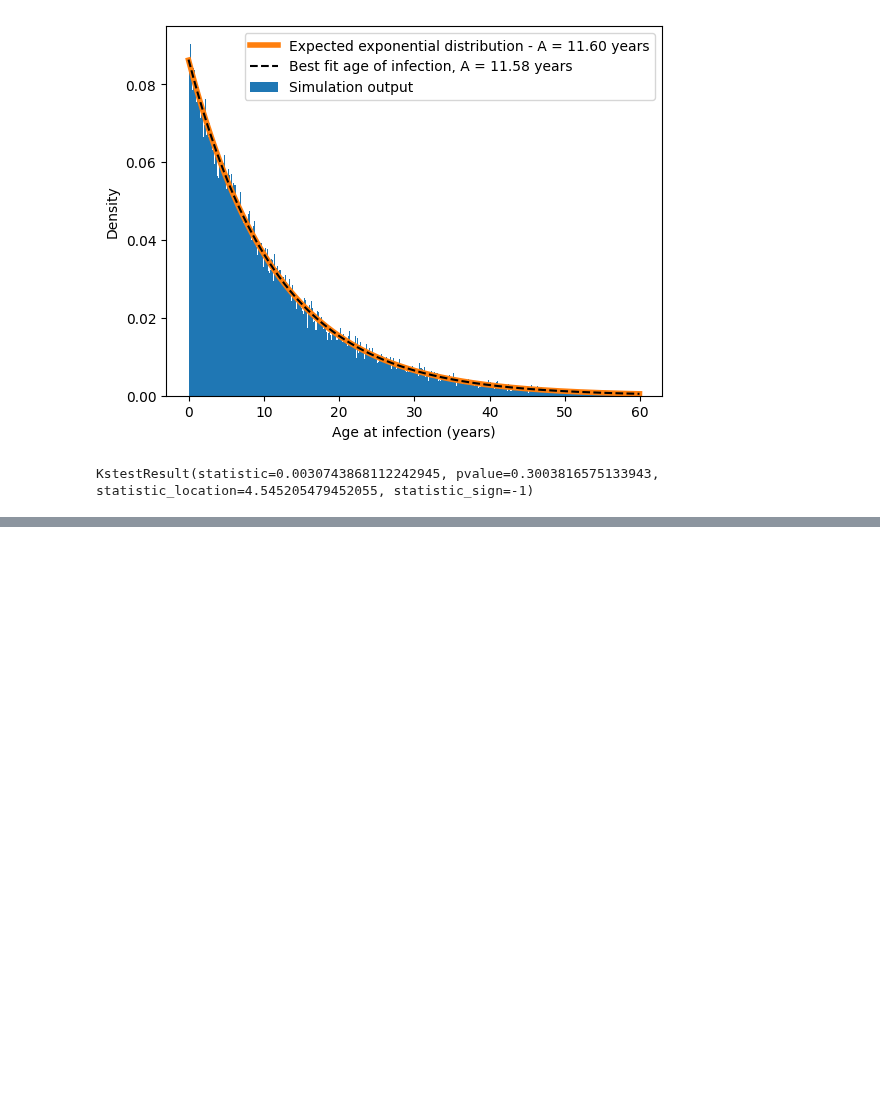
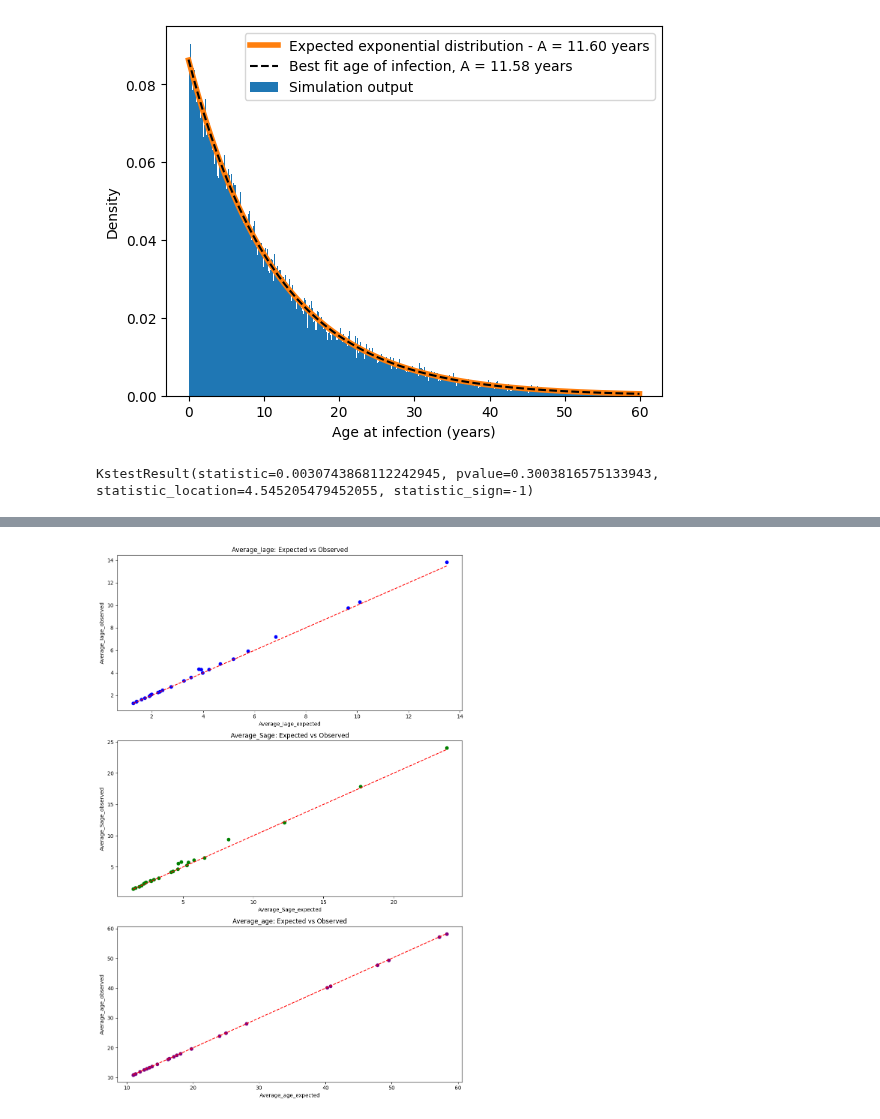
Before and after one commit to InstituteforDiseaseModeling/laser-generic, a Jupyter notebook: notebooks/05_SIR_wbirths_age_distribution.ipynb, the cells around one changed output, grey strips where cells are left out. Saved outputs shown, nothing was run; the diff lists cells and outputs as text; code cells hidden in the pictures; blank space fills up the shorter version.

```diff
--- a/notebooks/05_SIR_wbirths_age_distribution.ipynb
+++ b/notebooks/05_SIR_wbirths_age_distribution.ipynb
@@ -128,12 +128,12 @@ Here, we are interested in equilibrium behavior, so I first place a cut to exclu
 # %%
 mu = (1 + model.params.cbr / 1000) ** (1 / 365) - 1
 R0 = model.params.beta / (1 / model.params.inf_mean + mu)
-A = 1 / ((R0) * mu) / 365
+A = 1 / (R0 * mu) / 365
 a = np.arange(0, 15, 100)
 
 
-def fit_age_at_infection(model):
-    cut = model.population.doi > 10000
+def fit_age_at_infection(model, cutpos=10000):
+    cut = model.population.doi > cutpos
     data = (model.population.doi[cut] - model.population.dob[cut]) / 365
     expfit = expon.fit(data)
     fitqual = kstest(data, expon.cdf, expfit)
@@ -171,8 +171,8 @@ def Scurve(x, lam):
     return np.exp(-x / lam)
 
 
-def fit_susceptibility_vs_age(model):
-    cut = (model.population.susceptibility == 1) & (model.population.dob > 10000)
+def fit_susceptibility_vs_age(model, cutpos=10000):
+    cut = (model.population.susceptibility == 1) & (model.population.dob > cutpos)
     bins = np.linspace(0, 50, 1200)
     age_years = (np.max(model.population.dob) - model.population.dob) / 365
     n1 = np.histogram(age_years, bins=bins)[0]
@@ -468,0 +290,68 @@ Initializing the generic model with 1 patches…
+# %%
+# Plotting the expected and observed values
+fig, axes = plt.subplots(3, 1, figsize=(10, 15))
+
+# Plot for Average_Iage
+axes[0].scatter(output["Average_Iage_expected"], output["Average_Iage_observed"], c="blue")
+axes[0].plot(
+    [output["Average_Iage_expected"].min(), output["Average_Iage_expected"].max()],
+    [output["Average_Iage_expected"].min(), output["Average_Iage_expected"].max()],
+    "r--",
+)
+axes[0].set_xlabel("Average_Iage_expected")
+axes[0].set_ylabel("Average_Iage_observed")
+axes[0].set_title("Average_Iage: Expected vs Observed")
+
+# Plot for Average_Sage
+axes[1].scatter(output["Average_Sage_expected"], output["Average_Sage_observed"], c="green")
+axes[1].plot(
+    [output["Average_Sage_expected"].min(), output["Average_Sage_expected"].max()],
+    [output["Average_Sage_expected"].min(), output["Average_Sage_expected"].max()],
+    "r--",
+)
+axes[1].set_xlabel("Average_Sage_expected")
+axes[1].set_ylabel("Average_Sage_observed")
+axes[1].set_title("Average_Sage: Expected vs Observed")
+
+# Plot for Average_age
+axes[2].scatter(output["Average_age_expected"], output["Average_age_observed"], c="purple")
+axes[2].plot(
+    [output["Average_age_expected"].min(), output["Average_age_expected"].max()],
+    [output["Average_age_expected"].min(), output["Average_age_expected"].max()],
+    "r--",
+)
+axes[2].set_xlabel("Average_age_expected")
+axes[2].set_ylabel("Average_age_observed")
+axes[2].set_title("Average_age: Expected vs Observed")
+
+plt.tight_layout()
+plt.show()
+
+# Testing whether the expected and observed values are within 10% of each other
+within_10_percent_Iage = np.abs(output["Average_Iage_expected"] - output["Average_Iage_observed"]) / output["Average_Iage_expected"] <= 0.1
+within_10_percent_Sage = np.abs(output["Average_Sage_expected"] - output["Average_Sage_observed"]) / output["Average_Sage_expected"] <= 0.1
+within_10_percent_age = np.abs(output["Average_age_expected"] - output["Average_age_observed"]) / output["Average_age_expected"] <= 0.1
+# Calculate deviations
+deviation_Iage = np.abs(output["Average_Iage_expected"] - output["Average_Iage_observed"]) / output["Average_Iage_expected"]
+deviation_Sage = np.abs(output["Average_Sage_expected"] - output["Average_Sage_observed"]) / output["Average_Sage_expected"]
+deviation_age = np.abs(output["Average_age_expected"] - output["Average_age_observed"]) / output["Average_age_expected"]
+
+# Print average fractional deviation
+print(f"Average fractional deviation for Iage: {deviation_Iage.mean()}")
+print(f"Average fractional deviation for Sage: {deviation_Sage.mean()}")
+print(f"Average fractional deviation for age: {deviation_age.mean()}")
+
+# Print max deviation
+print(f"Max deviation for Iage: {deviation_Iage.max()}")
+print(f"Max deviation for Sage: {deviation_Sage.max()}")
+print(f"Max deviation for age: {deviation_age.max()}")
+
+# Print number of sims >5% and 10% away from expectation
+print(f"Number of sims >5% away for Iage: {(deviation_Iage > 0.05).sum()}")
+print(f"Number of sims >10% away for Iage: {(deviation_Iage > 0.1).sum()}")
+print(f"Number of sims >5% away for Sage: {(deviation_Sage > 0.05).sum()}")
+print(f"Number of sims >10% away for Sage: {(deviation_Sage > 0.1).sum()}")
+print(f"Number of sims >5% away for age: {(deviation_age > 0.05).sum()}")
+print(f"Number of sims >10% away for age: {(deviation_age > 0.1).sum()}")
+# %% [output]
+[figure, added]
```
Also changed, not shown: parts of 5 cells of this notebook.
